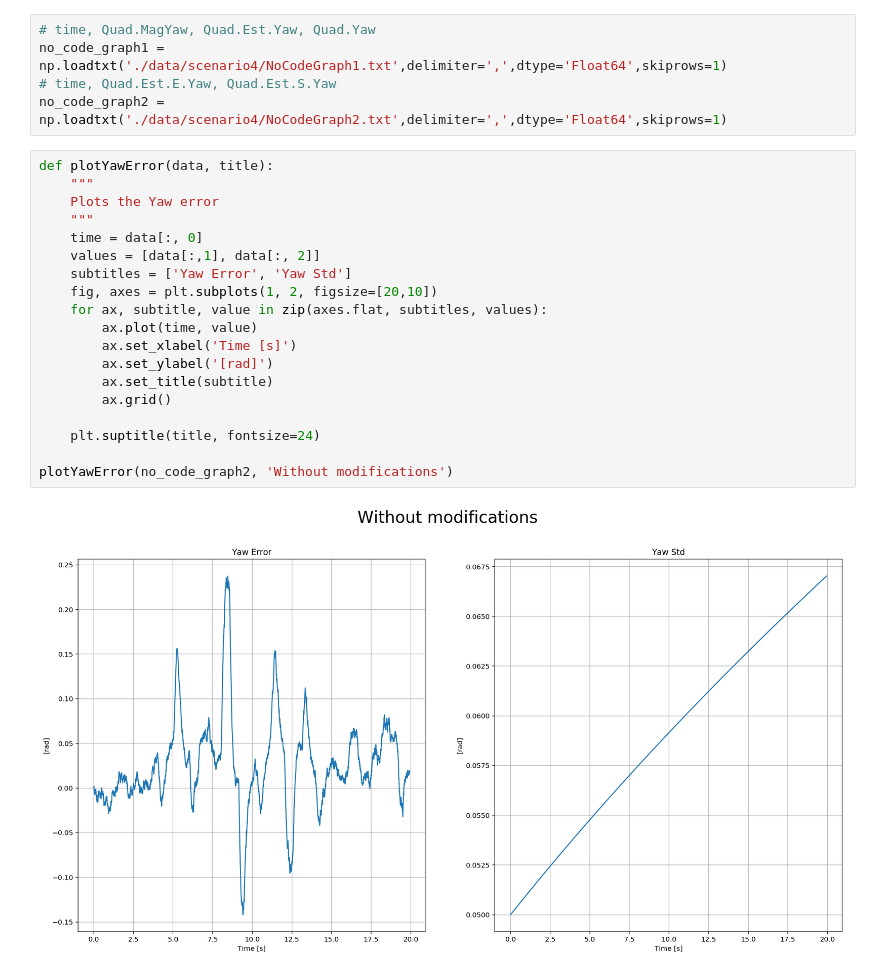
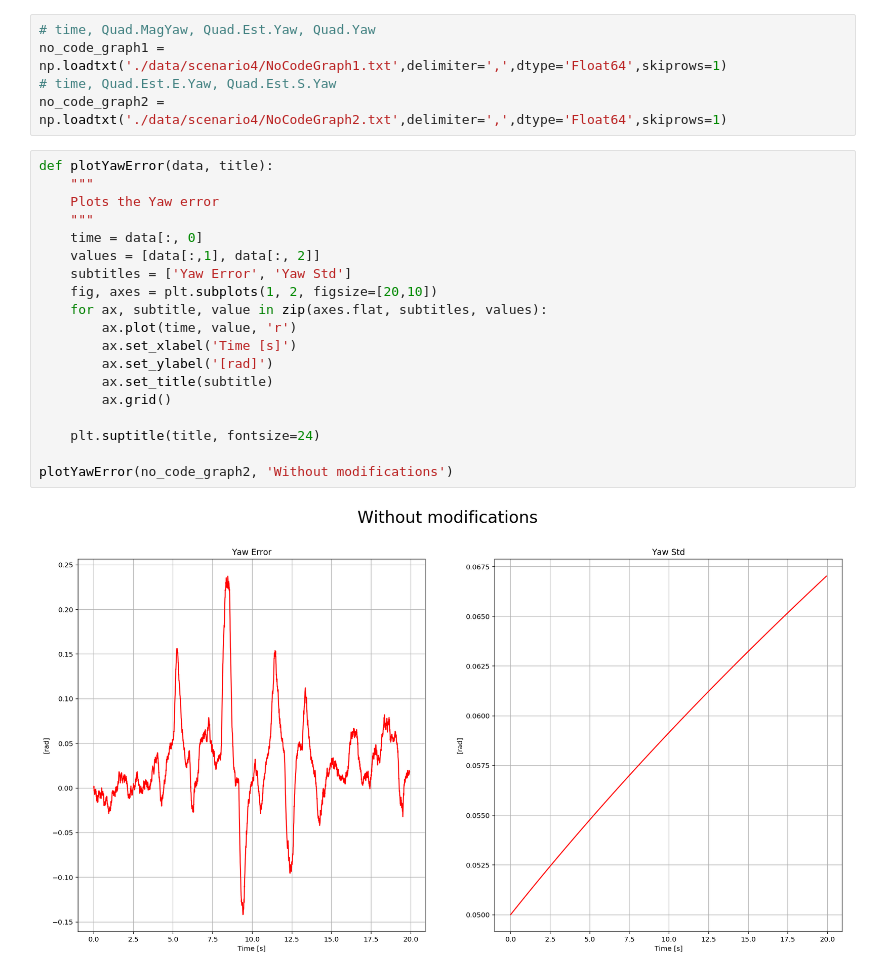
Before and after one commit to darienmt/FCND-Term1-P4-3D-Estimation, a Jupyter notebook: visualizations/Step 4 Magnetometer Update.ipynb, the cells around one changed output. Drawn from its saved outputs; the diff is of its cells as text.

```diff
--- a/visualizations/Step 4 Magnetometer Update.ipynb
+++ b/visualizations/Step 4 Magnetometer Update.ipynb
@@ -13,24 +13,24 @@ no_code_graph2 = np.loadtxt('./data/scenario4/NoCodeGraph2.txt',delimiter=',',dt
 # %%
 def plotYawError(data, title):
     """
     Plots the Yaw error
     """
     time = data[:, 0]
     values = [data[:,1], data[:, 2]]
     subtitles = ['Yaw Error', 'Yaw Std']
     fig, axes = plt.subplots(1, 2, figsize=[20,10])
     for ax, subtitle, value in zip(axes.flat, subtitles, values):
-        ax.plot(time, value)
+        ax.plot(time, value, 'r')
         ax.set_xlabel('Time [s]')
         ax.set_ylabel('[rad]')
         ax.set_title(subtitle)
         ax.grid()
 
     plt.suptitle(title, fontsize=24)
 
 plotYawError(no_code_graph2, 'Without modifications')
 # %% [output]
-[figure, old version]
+[figure, new version]
 # %%
 # time, Quad.MagYaw, Quad.Est.Yaw, Quad.Yaw
 graph1 = np.loadtxt('./data/scenario4/Graph1.txt',delimiter=',',dtype='Float64',skiprows=1)
```
Also changed, not shown: parts of 1 cell of this notebook, 12 other files.
